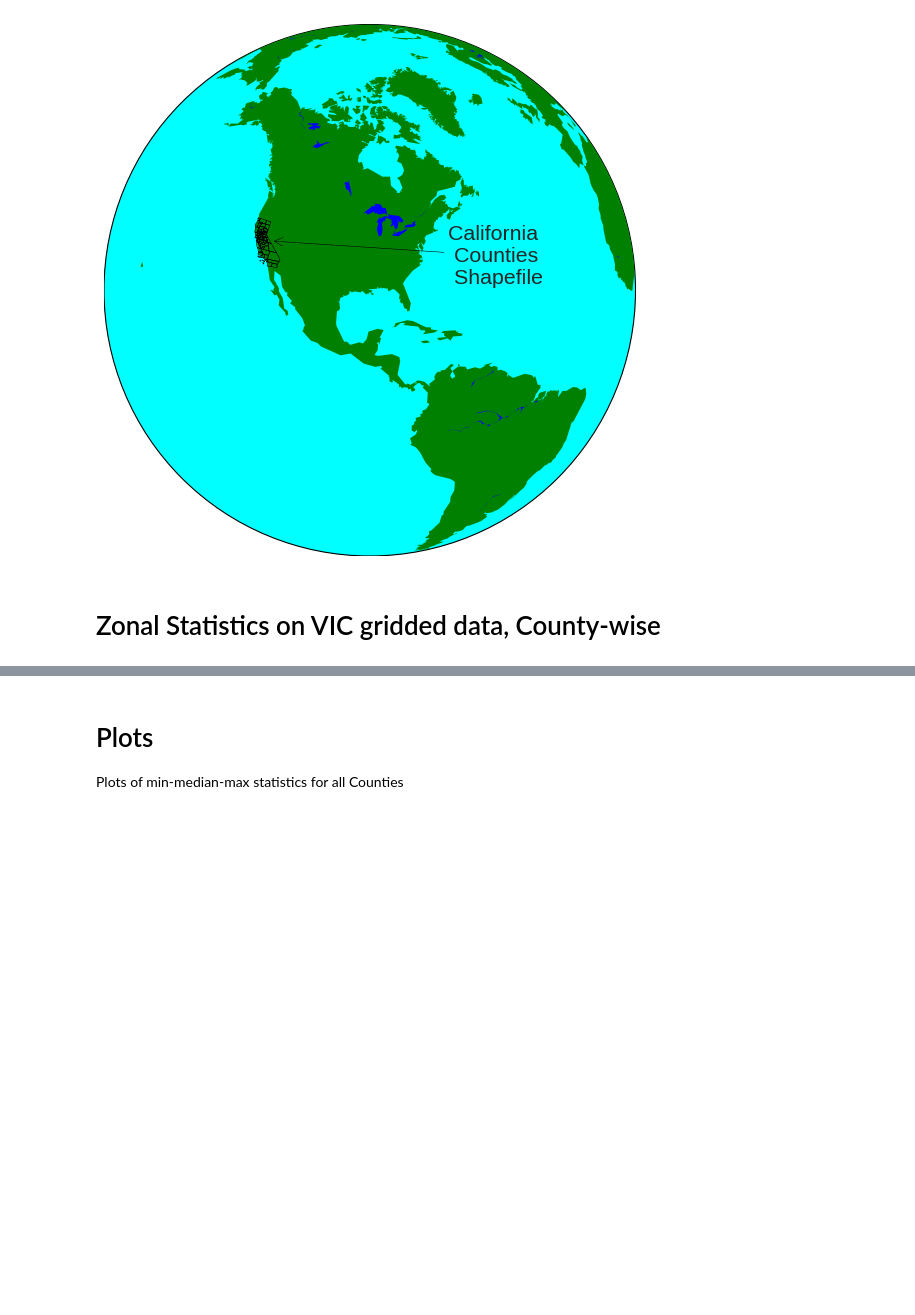
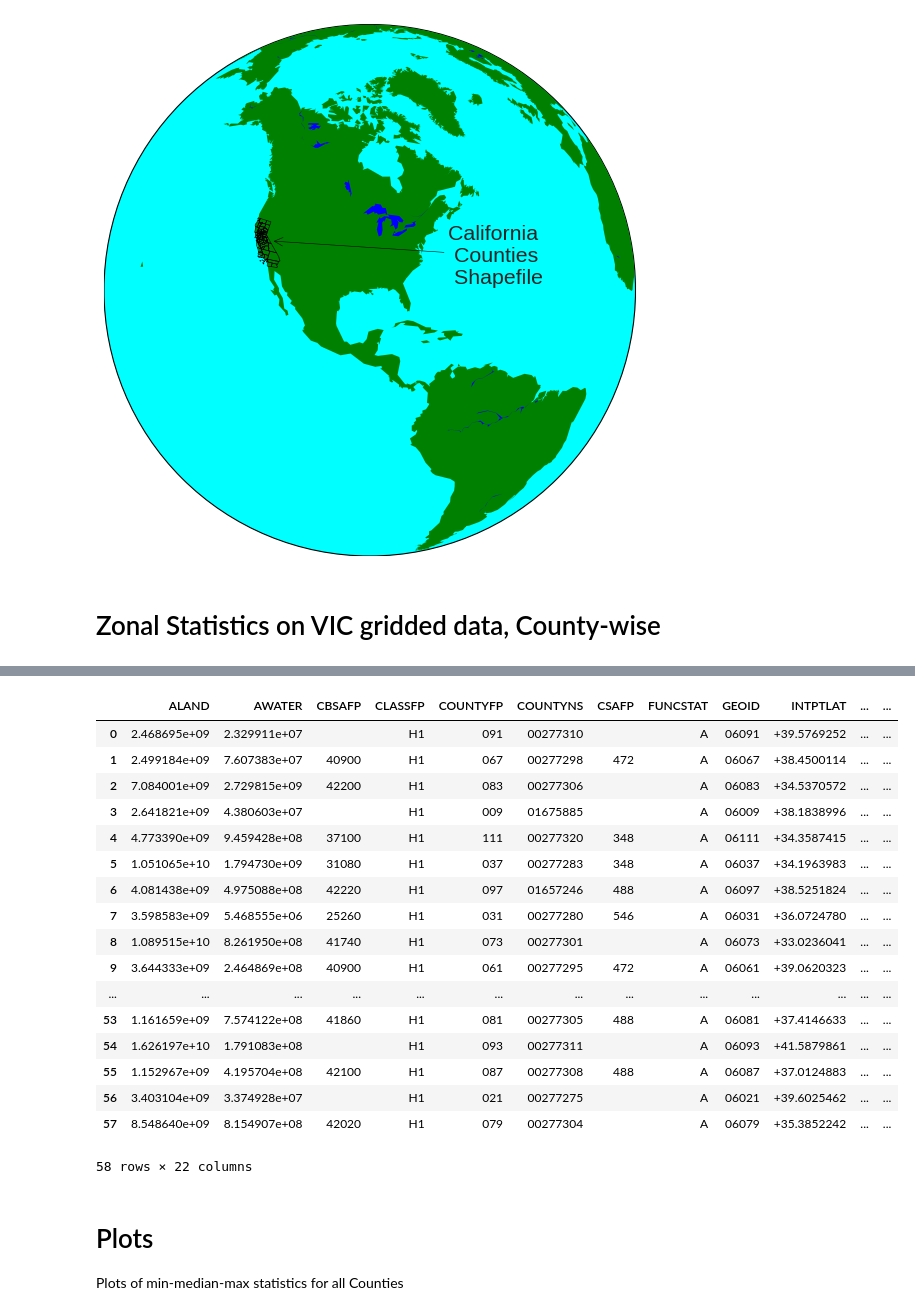
Before and after one commit to solomonvimal/UCLA-Hydro, a Jupyter notebook: MRPI/JupyterNotebooks/VIC_archive.ipynb, the cells around one changed output, grey strips where cells are left out. Saved outputs shown, nothing was run; the diff lists cells and outputs as text; code cells hidden in the pictures; blank space fills up the shorter version.

```diff
--- a/MRPI/JupyterNotebooks/VIC_archive.ipynb
+++ b/MRPI/JupyterNotebooks/VIC_archive.ipynb
@@ -362,3 +362,25 @@ KeyError: 0
+# %%
+# View the shapefile attribute table
+shp
+# %% [output]
+|  | ALAND | AWATER | CBSAFP | CLASSFP | COUNTYFP | COUNTYNS | CSAFP | FUNCSTAT | GEOID | INTPTLAT | ... | ... |
+| 0 | 2.468695e+09 | 2.329911e+07 |  | H1 | 091 | 00277310 |  | A | 06091 | +39.5769252 | ... | ... |
+| 1 | 2.499184e+09 | 7.607383e+07 | 40900 | H1 | 067 | 00277298 | 472 | A | 06067 | +38.4500114 | ... | ... |
+| 2 | 7.084001e+09 | 2.729815e+09 | 42200 | H1 | 083 | 00277306 |  | A | 06083 | +34.5370572 | ... | ... |
+| 3 | 2.641821e+09 | 4.380603e+07 |  | H1 | 009 | 01675885 |  | A | 06009 | +38.1838996 | ... | ... |
+| 4 | 4.773390e+09 | 9.459428e+08 | 37100 | H1 | 111 | 00277320 | 348 | A | 06111 | +34.3587415 | ... | ... |
+| 5 | 1.051065e+10 | 1.794730e+09 | 31080 | H1 | 037 | 00277283 | 348 | A | 06037 | +34.1963983 | ... | ... |
+| 6 | 4.081438e+09 | 4.975088e+08 | 42220 | H1 | 097 | 01657246 | 488 | A | 06097 | +38.5251824 | ... | ... |
+| 7 | 3.598583e+09 | 5.468555e+06 | 25260 | H1 | 031 | 00277280 | 546 | A | 06031 | +36.0724780 | ... | ... |
+| 8 | 1.089515e+10 | 8.261950e+08 | 41740 | H1 | 073 | 00277301 |  | A | 06073 | +33.0236041 | ... | ... |
+| 9 | 3.644333e+09 | 2.464869e+08 | 40900 | H1 | 061 | 00277295 | 472 | A | 06061 | +39.0620323 | ... | ... |
+| ... | ... | ... | ... | ... | ... | ... | ... | ... | ... | ... | ... | ... |
+| 53 | 1.161659e+09 | 7.574122e+08 | 41860 | H1 | 081 | 00277305 | 488 | A | 06081 | +37.4146633 | ... | ... |
+| 54 | 1.626197e+10 | 1.791083e+08 |  | H1 | 093 | 00277311 |  | A | 06093 | +41.5879861 | ... | ... |
+| 55 | 1.152967e+09 | 4.195704e+08 | 42100 | H1 | 087 | 00277308 | 488 | A | 06087 | +37.0124883 | ... | ... |
+| 56 | 3.403104e+09 | 3.374928e+07 |  | H1 | 021 | 00277275 |  | A | 06021 | +39.6025462 | ... | ... |
+| 57 | 8.548640e+09 | 8.154907e+08 | 42020 | H1 | 079 | 00277304 |  | A | 06079 | +35.3852242 | ... | ... |
+58 rows × 22 columns
 # %%
 # Calculates statistics (mean) on values of a raster within the zones of an polygon shapefile
 
```
Also changed, not shown: parts of 11 cells of this notebook.
